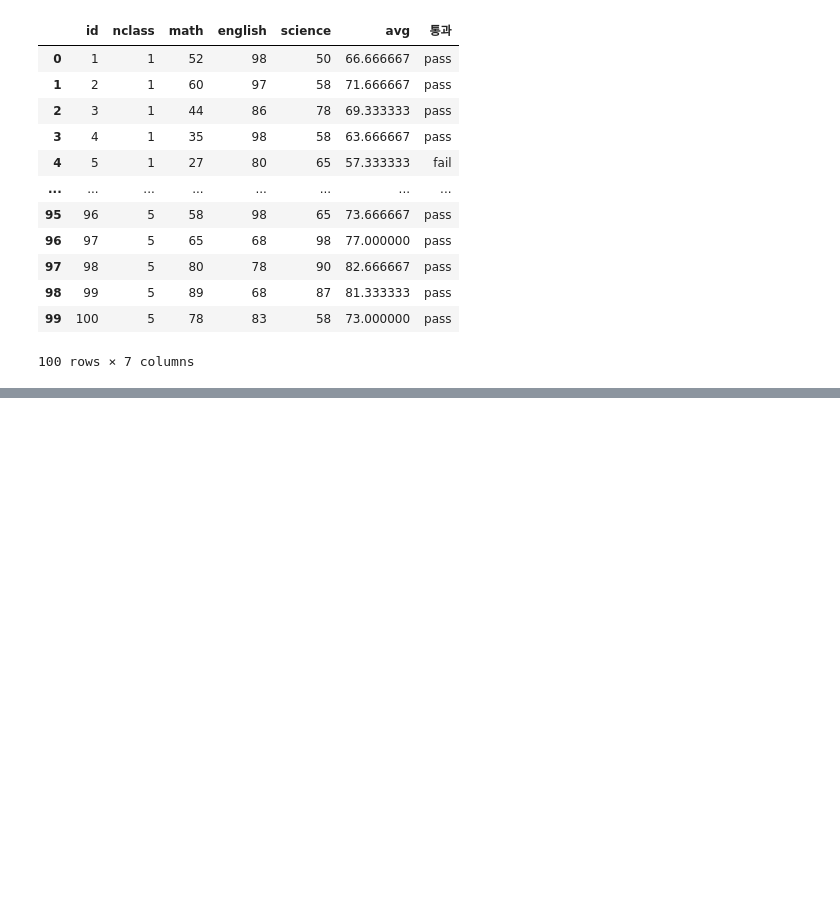
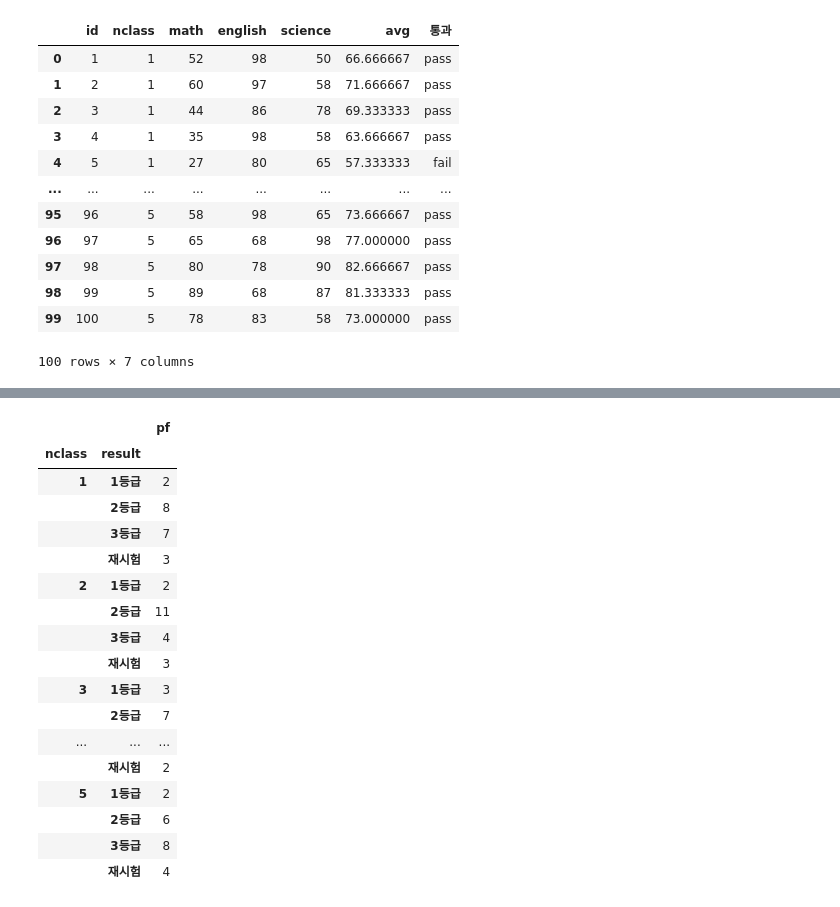
Before and after one commit to Hanjateacherson/SMHRD, a Jupyter notebook: python/03_01pandas_exam.ipynb, the cells around one changed output, grey strips where cells are left out. Cells and saved outputs as stored; diff of their text form; code cells hidden in the pictures; blank space fills up the shorter version.

```diff
--- a/python/03_01pandas_exam.ipynb
+++ b/python/03_01pandas_exam.ipynb
@@ -128,0 +195,21 @@ exam
+# %%
+exam.groupby(['nclass','result']).agg(pf = ('result', 'count'))
+# %% [output]
+|  |  | pf |
+| nclass | result |  |
+| 1 | 1등급 | 2 |
+|  | 2등급 | 8 |
+|  | 3등급 | 7 |
+|  | 재시험 | 3 |
+| 2 | 1등급 | 2 |
+|  | 2등급 | 11 |
+|  | 3등급 | 4 |
+|  | 재시험 | 3 |
+| 3 | 1등급 | 3 |
+|  | 2등급 | 7 |
+| ... | ... | ... |
+|  | 재시험 | 2 |
+| 5 | 1등급 | 2 |
+|  | 2등급 | 6 |
+|  | 3등급 | 8 |
+|  | 재시험 | 4 |
```
Also changed, not shown: parts of 10 cells of this notebook.
